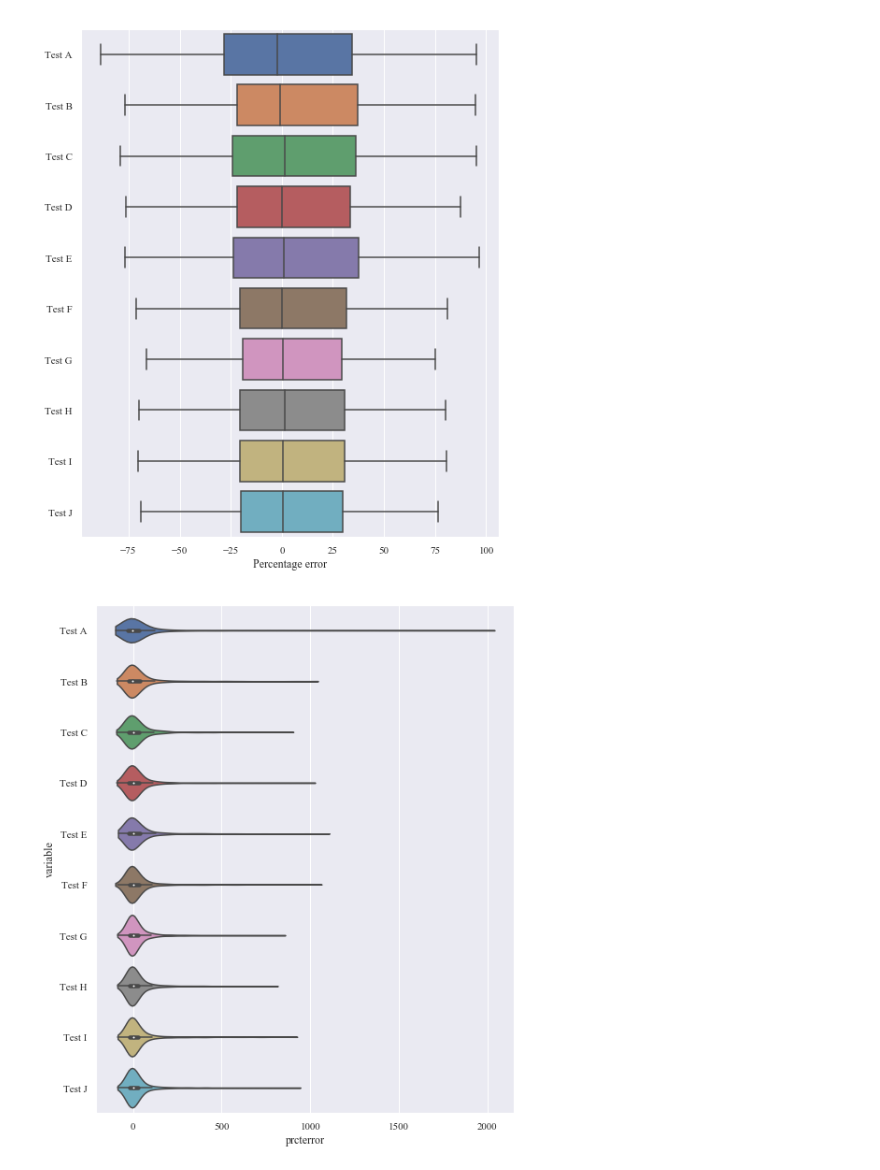
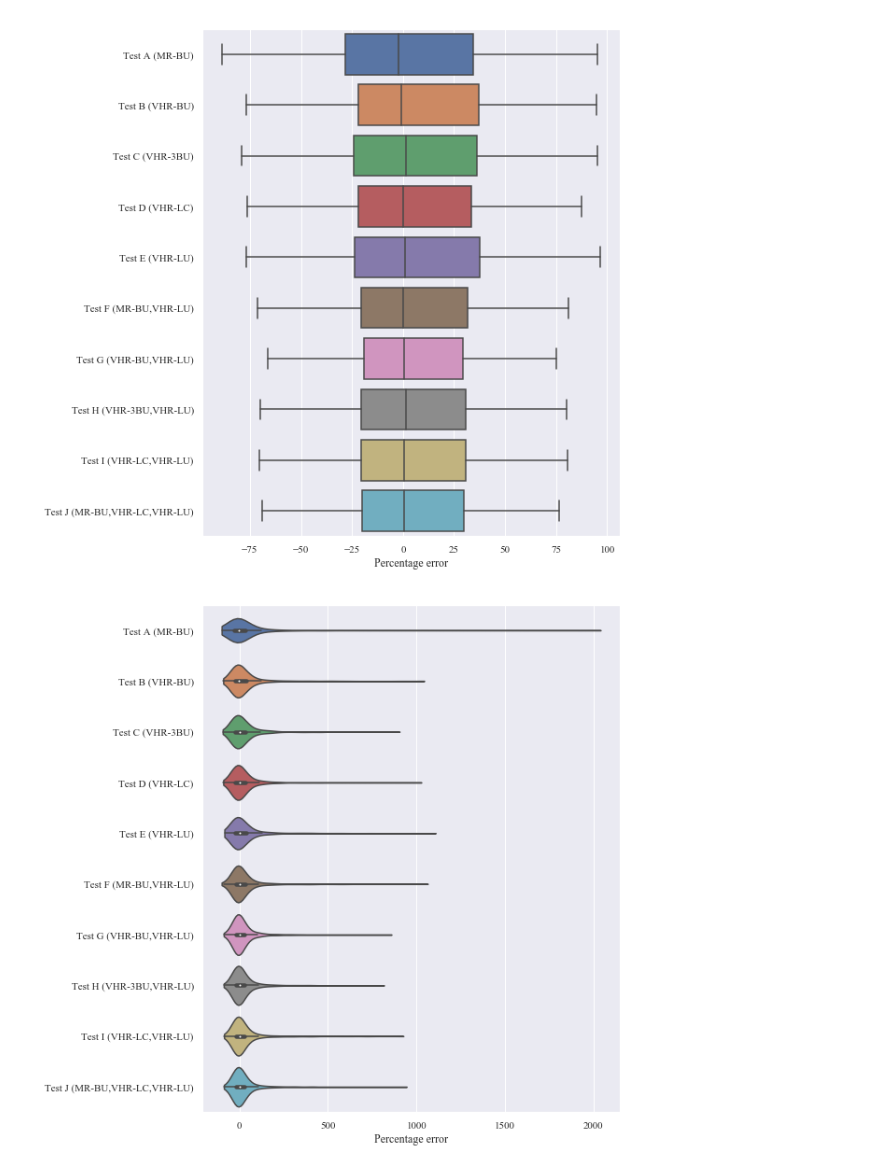
Before and after one commit to tgrippa/Dasymetric_mapping_using_GRASSGIS, a Jupyter notebook: notebooks/4_Validation_plots.ipynb, the cells around one changed output. Drawn from its saved outputs; the diff is of its cells as text; code cells hidden in the pictures.

Commit message:
include accronyms of layers used in the labels of the y axis

```diff
--- a/notebooks/4_Validation_plots.ipynb
+++ b/notebooks/4_Validation_plots.ipynb
@@ -13,6 +13,19 @@ sns.set(font='Times New Roman')
 # %%
 # For plot to appear in the notebook
 %matplotlib inline
+# %%
+# Layers used in each test
+test_dict={
+"A":"MR-BU",
+"B":"VHR-BU",
+"C":"VHR-3BU",
+"D":"VHR-LC" ,
+"E":"VHR-LU",
+"F":"MR-BU,VHR-LU",
+"G":"VHR-BU,VHR-LU",
+"H":"VHR-3BU,VHR-LU",
+"I":"VHR-LC,VHR-LU",
+"J":"MR-BU,VHR-LC,VHR-LU"}
 # %%
 value_column = 'prcterror'
 tests_df = pd.DataFrame()
@@ -21,7 +34,7 @@ for test in ['A','B','C','D','E','F','G','H','I','J']:
     file_name = "Test_%s_validation_level1"%test
     filepath = os.path.join(folder, file_name + '.dbf')
     gdf = gpd.read_file(filepath)
-    tests_df['Test %s'%test] = gdf[value_column]
+    tests_df['Test %s (%s)'%(test,test_dict[test])] = gdf[value_column]
 # %%
 tests_df.head()
 # %% [output]
@@ -50,13 +63,13 @@ ax.set(xlabel='Percentage error', ylabel='')
 result_folder = "/media/tais/My_Book_1/MAUPP/Traitement/Population_modelling_dasymetry/Results/Dakar/Random_Forest"
 plt.savefig(os.path.join(result_folder, "Dakar_boxplot_%s.svg"%value_column), dpi=300, bbox_inches='tight')
 # %% [output]
-[figure, old version]
+[figure, new version]
 # %%
 plt.figure(figsize=(8,10))
-sns.violinplot(x=value_column, y="variable", data=plot_df, orient="h", cut=0)
+ax = sns.violinplot(x=value_column, y="variable", data=plot_df, orient="h", cut=0)
 #sns.violinplot(x=value_column, y="variable", data=plot_df[plot_df[value_column] < 200], orient="h", cut=0)
 ax.set(xlabel='Percentage error', ylabel='')
 result_folder = "/media/tais/My_Book_1/MAUPP/Traitement/Population_modelling_dasymetry/Results/Dakar/Random_Forest"
 plt.savefig(os.path.join(result_folder, "Dakar_violin_%s.svg"%value_column), dpi=300, bbox_inches='tight')
 # %% [output]
-[figure, old version]
+[figure, new version]
```
Also changed, not shown: parts of 2 cells of this notebook.
